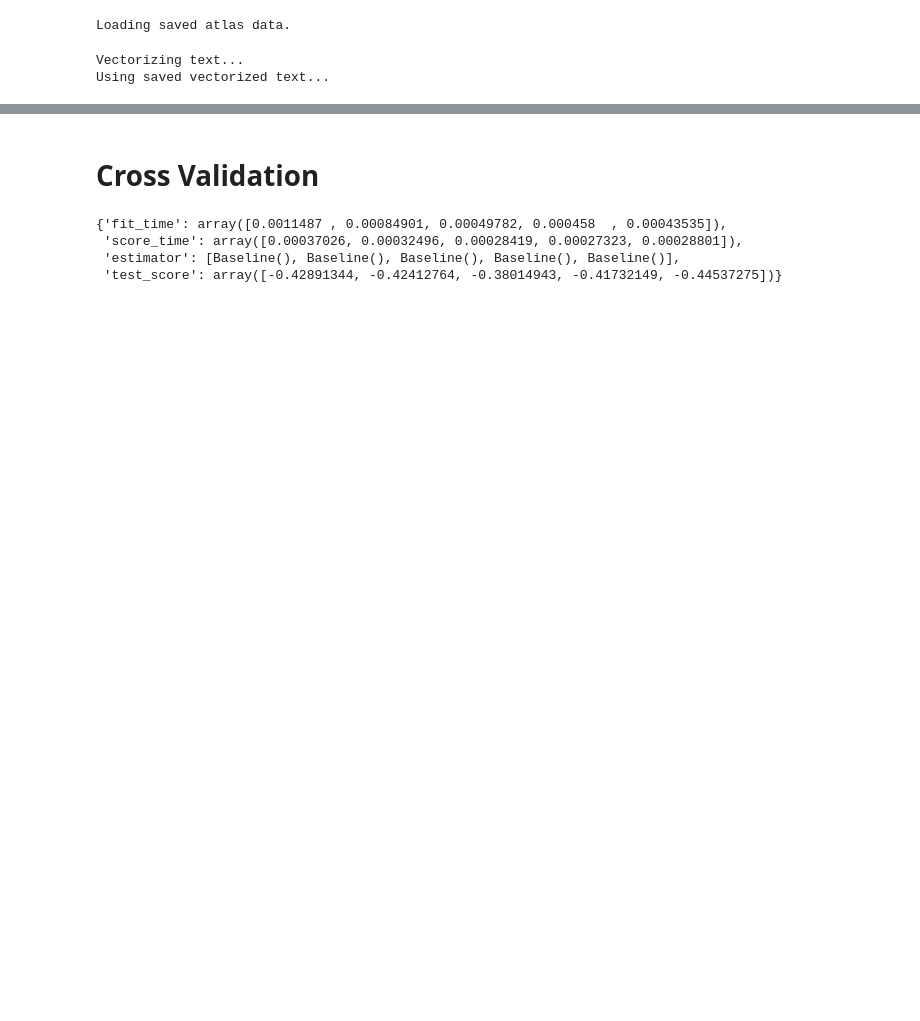
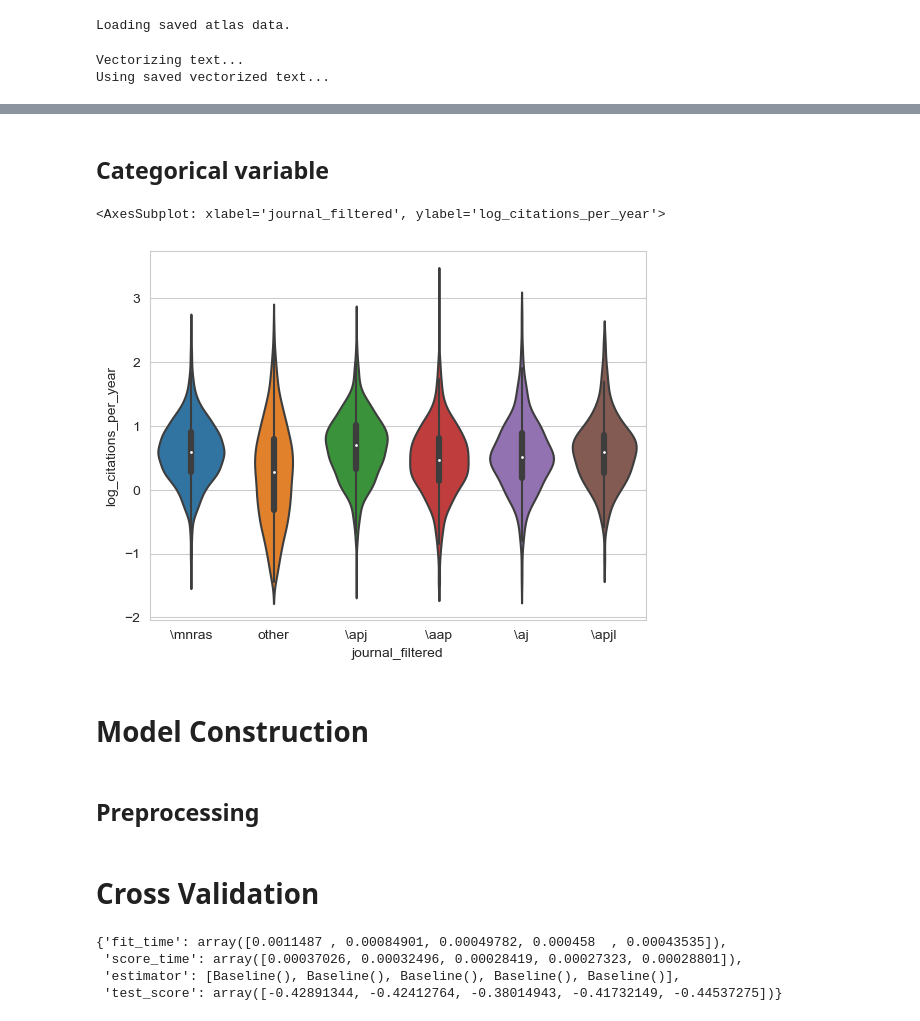
Before and after one commit to zhafen/work-sample, a Jupyter notebook: citation_prediction.ipynb, the cells around one changed output, grey strips where cells are left out. Drawn from its saved outputs; the diff is of its cells as text; code cells hidden in the pictures; blank space fills up the shorter version.

```diff
--- a/citation_prediction.ipynb
+++ b/citation_prediction.ipynb
@@ -94,0 +320,15 @@ inds = np.arange( c.publications.size )[converged]
+# %% [markdown]
+## Categorical variable
+# %%
+sns.violinplot(
+    df_train,
+    x = 'journal_filtered',
+    y = 'log_citations_per_year',
+)
+# %% [output]
+<AxesSubplot: xlabel='journal_filtered', ylabel='log_citations_per_year'>
+[figure, added]
+# %% [markdown]
+# Model Construction
+# %% [markdown]
+## Preprocessing
```
Also changed, not shown: parts of 59 cells of this notebook.
